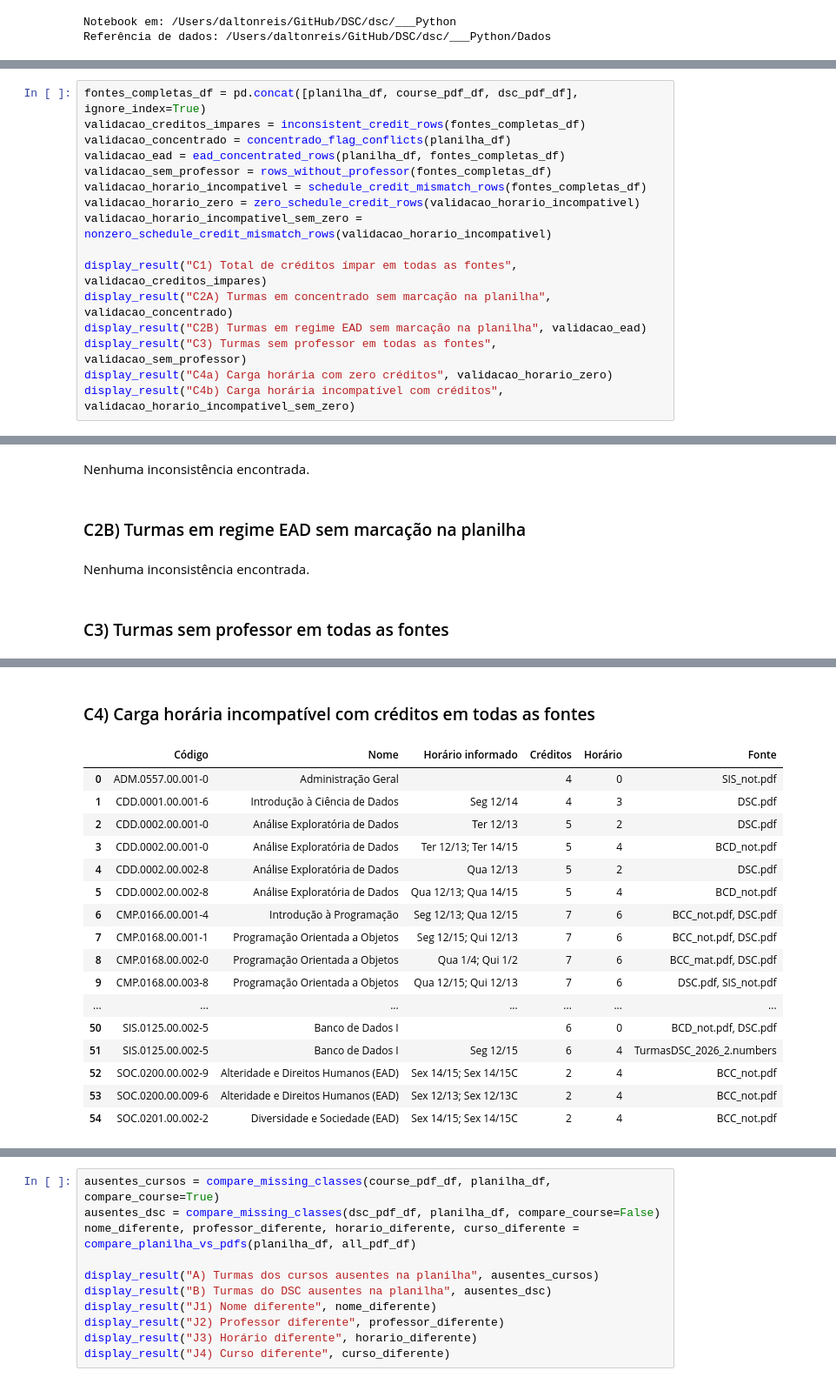
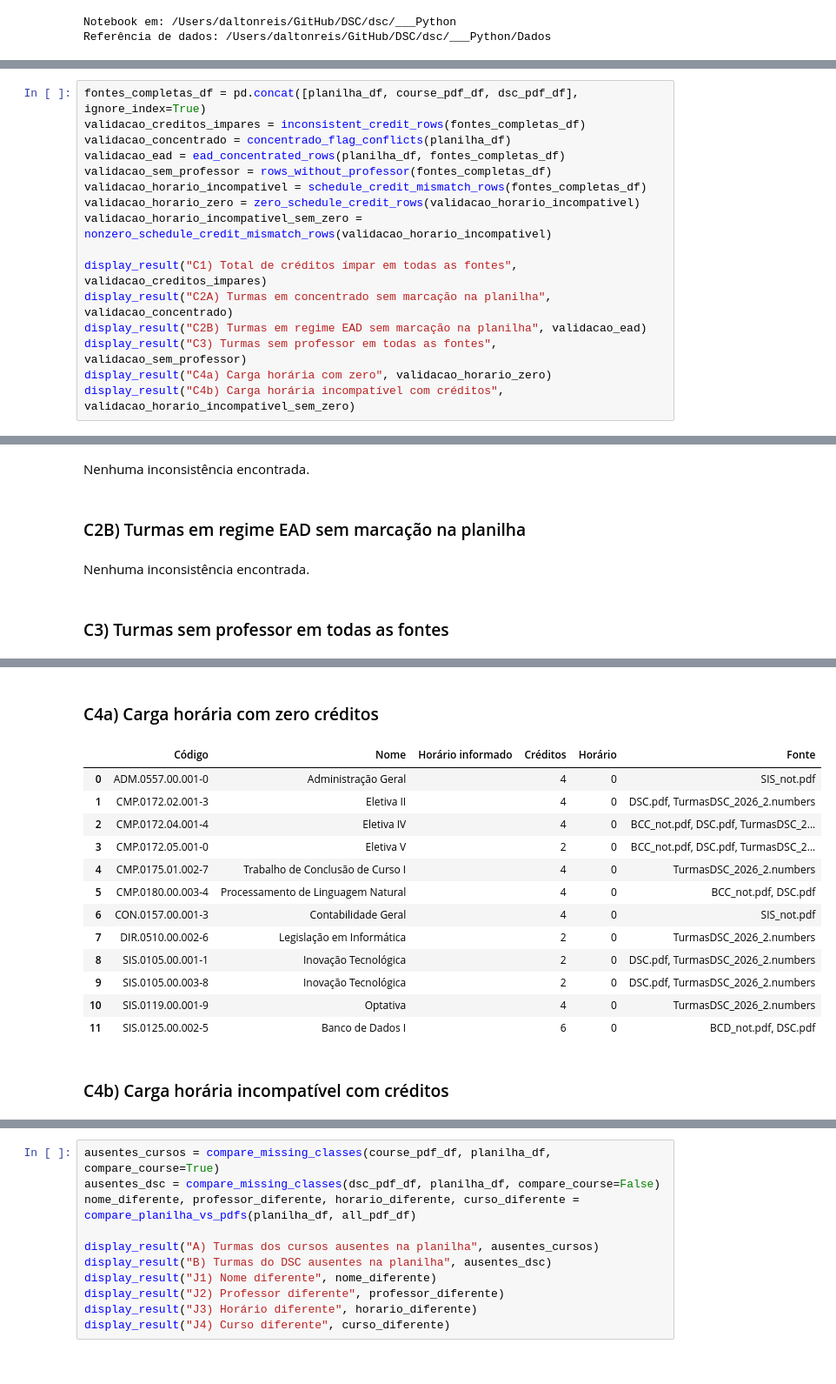
Before and after one commit to DSCFURB/dsc, a Jupyter notebook: ___Python/main.ipynb, the cells around one changed output, grey strips where cells are left out. Shown at 87% size. Saved outputs shown, nothing was run; the diff lists cells and outputs as text.

```diff
--- a/___Python/main.ipynb
+++ b/___Python/main.ipynb
@@ -1054,7 +1078,7 @@ display_result("C1) Total de créditos ímpar em todas as fontes", validacao_cre
 display_result("C2A) Turmas em concentrado sem marcação na planilha", validacao_concentrado)
 display_result("C2B) Turmas em regime EAD sem marcação na planilha", validacao_ead)
 display_result("C3) Turmas sem professor em todas as fontes", validacao_sem_professor)
-display_result("C4a) Carga horária com zero créditos", validacao_horario_zero)
+display_result("C4a) Carga horária com zero", validacao_horario_zero)
 display_result("C4b) Carga horária incompatível com créditos", validacao_horario_incompativel_sem_zero)
 # %% [output]
 ### C1) Total de créditos ímpar em todas as fontes
@@ -1072,46 +1096,43 @@ display_result("C4b) Carga horária incompatível com créditos", validacao_hora
 | ... | ... | ... | ... | ... | ... | ... | ... |
 | 350 | DSC.pdf | CMP.0191.00.001-4 | Programação Web | SIS-N | 4 | 1 | 5 |
 | 325 | DSC.pdf | SIS.0116.00.001-8 | Inteligência Artificial Aplicada | SIS-N | 4 | 1 | 5 |
 | 264 | SIS_not.pdf | CMP.0168.00.003-8 | Programação Orientada a Objetos | SIS-N | 7 | 0 | 7 |
 | 276 | SIS_not.pdf | CMP.0191.00.001-4 | Programação Web | SIS-N | 5 | 0 | 5 |
 | 283 | SIS_not.pdf | SIS.0116.00.001-8 | Inteligência Artificial Aplicada | SIS-N | 5 | 0 | 5 |
 ### C2A) Turmas em concentrado sem marcação na planilha
 Nenhuma inconsistência encontrada.
 ### C2B) Turmas em regime EAD sem marcação na planilha
 Nenhuma inconsistência encontrada.
 ### C3) Turmas sem professor em todas as fontes
 |  | Código | Nome | Fonte |
 | 0 | CMP.0084.00.001-0 | Introdução à Computação | BCC_not.pdf, DSC.pdf |
 | 1 | CMP.0169.00.001-5 | Lógica para Computação | BCC_not.pdf, DSC.pdf |
 | 2 | CMP.0169.00.002-3 | Lógica para Computação | BCC_mat.pdf, DSC.pdf |
 | 3 | CMP.0169.00.003-1 | Lógica para Computação | DSC.pdf, SIS_not.pdf |
 | 4 | CMP.0169.00.004-0 | Lógica para Computação | BCC_not.pdf, DSC.pdf |
 | 5 | CMP.0169.00.005-8 | Lógica para Computação | BCD_not.pdf, DSC.pdf |
 | 6 | CMP.0169.00.006-6 | Lógica para Computação | BCD_not.pdf, DSC.pdf |
 | 7 | CMP.0170.01.002-9 | Programação Web I | BCC_not.pdf, DSC.pdf |
 | 8 | CMP.0170.02.001-6 | Programação Web II | BCC_not.pdf, DSC.pdf |
 | 9 | CMP.0170.02.003-2 | Programação Web II | BCC_not.pdf, DSC.pdf |
 | ... | ... | ... | ... |
 | 15 | DIR.0510.00.002-6 | Legislação em Informática | SIS_not.pdf, TurmasDSC_2026_2.num... |
 | 16 | DIR.0510.00.003-4 | Legislação em Informática | BCC_not.pdf, TurmasDSC_2026_2.num... |
 | 17 | LET.0185.00.004-0 | Produção Textual Acadêmica (EAD) | BCC_not.pdf, TurmasDSC_2026_2.num... |
 | 18 | SIS.0114.01.001-6 | Banco de Dados I | DSC.pdf, SIS_not.pdf |
 | 19 | SIS.0119.00.001-9 | Optativa | TurmasDSC_2026_2.numbers |
-### C4) Carga horária incompatível com créditos em todas as fontes
+### C4a) Carga horária com zero créditos
 |  | Código | Nome | Horário informado | Créditos | Horário | Fonte |
 | 0 | ADM.0557.00.001-0 | Administração Geral |  | 4 | 0 | SIS_not.pdf |
-| 1 | CDD.0001.00.001-6 | Introdução à Ciência de Dados | Seg 12/14 | 4 | 3 | DSC.pdf |
-| 2 | CDD.0002.00.001-0 | Análise Exploratória de Dados | Ter 12/13 | 5 | 2 | DSC.pdf |
-| 3 | CDD.0002.00.001-0 | Análise Exploratória de Dados | Ter 12/13; Ter 14/15 | 5 | 4 | BCD_not.pdf |
-| 4 | CDD.0002.00.002-8 | Análise Exploratória de Dados | Qua 12/13 | 5 | 2 | DSC.pdf |
-| 5 | CDD.0002.00.002-8 | Análise Exploratória de Dados | Qua 12/13; Qua 14/15 | 5 | 4 | BCD_not.pdf |
-| 6 | CMP.0166.00.001-4 | Introdução à Programação | Seg 12/13; Qua 12/15 | 7 | 6 | BCC_not.pdf, DSC.pdf |
-| 7 | CMP.0168.00.001-1 | Programação Orientada a Objetos | Seg 12/15; Qui 12/13 | 7 | 6 | BCC_not.pdf, DSC.pdf |
-| 8 | CMP.0168.00.002-0 | Programação Orientada a Objetos | Qua 1/4; Qui 1/2 | 7 | 6 | BCC_mat.pdf, DSC.pdf |
-| 9 | CMP.0168.00.003-8 | Programação Orientada a Objetos | Qua 12/15; Qui 12/13 | 7 | 6 | DSC.pdf, SIS_not.pdf |
-| ... | ... | ... | ... | ... | ... | ... |
-| 50 | SIS.0125.00.002-5 | Banco de Dados I |  | 6 | 0 | BCD_not.pdf, DSC.pdf |
-| 51 | SIS.0125.00.002-5 | Banco de Dados I | Seg 12/15 | 6 | 4 | TurmasDSC_2026_2.numbers |
-| 52 | SOC.0200.00.002-9 | Alteridade e Direitos Humanos (EAD) | Sex 14/15; Sex 14/15C | 2 | 4 | BCC_not.pdf |
-| 53 | SOC.0200.00.009-6 | Alteridade e Direitos Humanos (EAD) | Sex 12/13; Sex 12/13C | 2 | 4 | BCC_not.pdf |
-| 54 | SOC.0201.00.002-2 | Diversidade e Sociedade (EAD) | Sex 14/15; Sex 14/15C | 2 | 4 | BCC_not.pdf |
+| 1 | CMP.0172.02.001-3 | Eletiva II |  | 4 | 0 | DSC.pdf, TurmasDSC_2026_2.numbers |
+| 2 | CMP.0172.04.001-4 | Eletiva IV |  | 4 | 0 | BCC_not.pdf, DSC.pdf, TurmasDSC_2... |
+| 3 | CMP.0172.05.001-0 | Eletiva V |  | 2 | 0 | BCC_not.pdf, DSC.pdf, TurmasDSC_2... |
+| 4 | CMP.0175.01.002-7 | Trabalho de Conclusão de Curso I |  | 4 | 0 | TurmasDSC_2026_2.numbers |
+| 5 | CMP.0180.00.003-4 | Processamento de Linguagem Natural |  | 4 | 0 | BCC_not.pdf, DSC.pdf |
+| 6 | CON.0157.00.001-3 | Contabilidade Geral |  | 4 | 0 | SIS_not.pdf |
+| 7 | DIR.0510.00.002-6 | Legislação em Informática |  | 2 | 0 | TurmasDSC_2026_2.numbers |
+| 8 | SIS.0105.00.001-1 | Inovação Tecnológica |  | 2 | 0 | DSC.pdf, TurmasDSC_2026_2.numbers |
+| 9 | SIS.0105.00.003-8 | Inovação Tecnológica |  | 2 | 0 | DSC.pdf, TurmasDSC_2026_2.numbers |
+| 10 | SIS.0119.00.001-9 | Optativa |  | 4 | 0 | TurmasDSC_2026_2.numbers |
+| 11 | SIS.0125.00.002-5 | Banco de Dados I |  | 6 | 0 | BCD_not.pdf, DSC.pdf |
+### C4b) Carga horária incompatível com créditos
```
Also changed, not shown: parts of 4 cells of this notebook.
